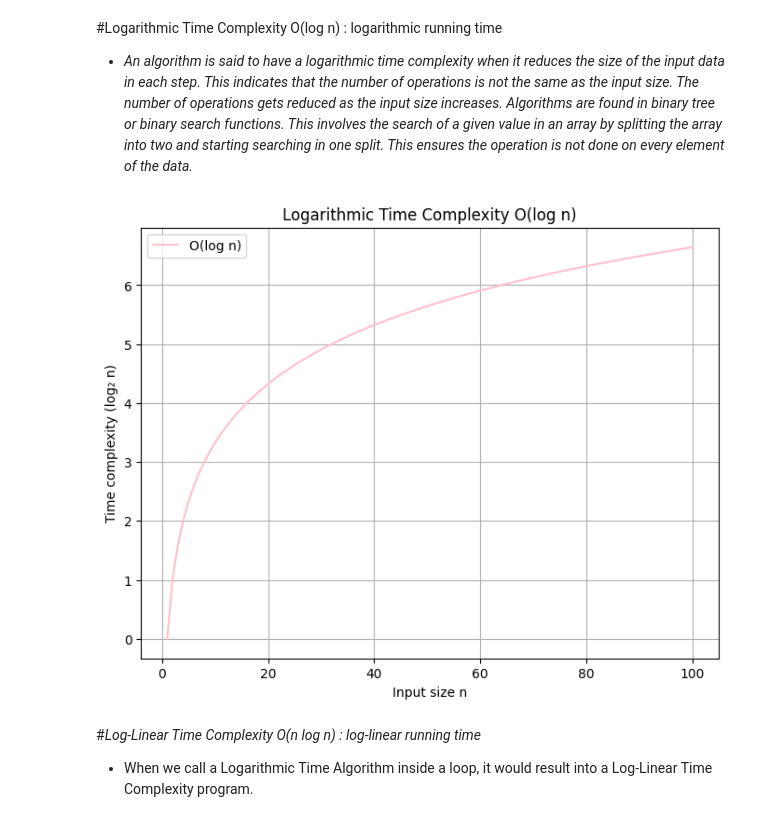
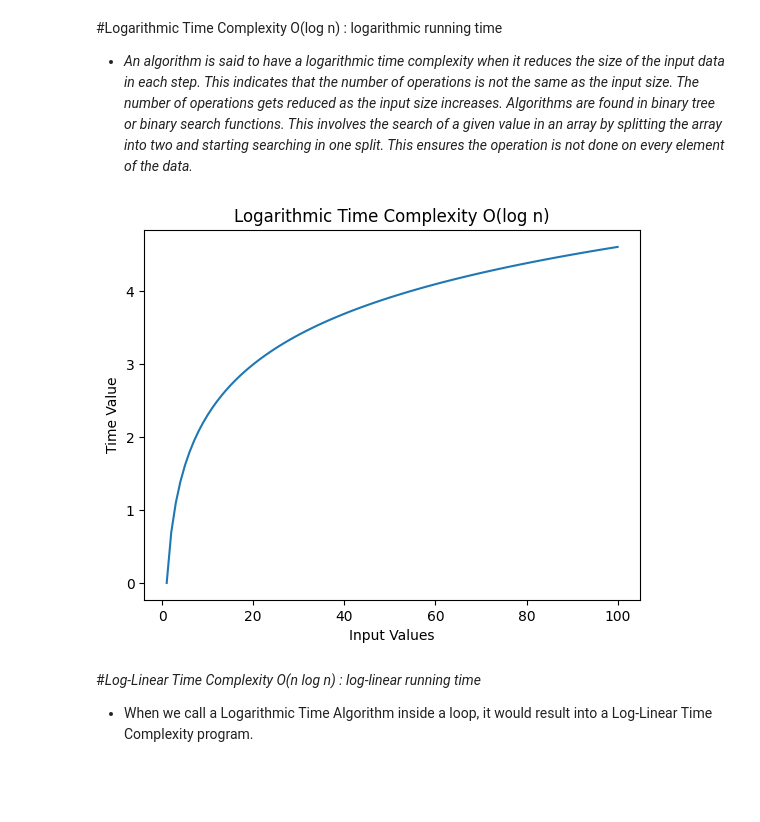
Before and after one commit to somya1singhal/APs-lab, a Jupyter notebook: Lab_3_Growth_of_function.ipynb, the cells around one changed output. Saved outputs shown, nothing was run; the diff lists cells and outputs as text; code cells hidden in the pictures; blank space fills up the shorter version.

```diff
--- a/Lab_3_Growth_of_function.ipynb
+++ b/Lab_3_Growth_of_function.ipynb
@@ -133,32 +121,34 @@ plt.show()
 - *An algorithm is said to have a logarithmic time complexity when it reduces the size of the input data in each step. This indicates that the number of operations is not the same as the input size. The number of operations gets reduced as the input size increases. Algorithms are found in binary tree or binary search functions. This involves the search of a given value in an array by splitting the array into two and starting searching in one split. This ensures the operation is not done on every element of the data.*
 # %%
 #Prob_4 Take Suitable example and write function that runs in logarithic time. plot graph as well similar to above example.
-import matplotlib.pyplot as plt
-import math
+import numpy as np
 
-import matplotlib.pyplot as plt
-import math
-def logarithmic_function(n):
-    count = 0
-    while n > 1:
-        n = n // 2
-        count += 1
-    return count
+def binarySearch(data, n, target):
+  low, high = 0, n-1
+  for i in range(n):
+    mid = int(low+(high-low)/2)
+    if data[mid]==target:
+      return True
+    if data[mid]>target:
+      low = mid+1
+    else:
+      high = mid-1
+  return False
 
-n_values = list(range(1, 101))
-log_time = [math.log2(n) for n in n_values]
+tValLogN = []
+for n in n_values:
+  d = list(range(1, n+1))
+  binarySearch(d, n, 0)
+  tValLogN.append(np.log(n))
 
-plt.figure(figsize=(8, 6))
-plt.plot(n_values, log_time, color="pink", label="O(log n)")
-
-plt.xlabel("Input size n")
-plt.ylabel("Time complexity (log₂ n)")
+plt.figure()
+plt.plot(n_values, tValLogN)
+plt.xlabel("Input Values")
+plt.ylabel("Time Value")
 plt.title("Logarithmic Time Complexity O(log n)")
-plt.legend()
-plt.grid(True)
 plt.show()
 # %% [output]
-[figure, old version]
+[figure, new version]
 # %% [markdown]
 #*Log-Linear Time Complexity O(n log n) : log-­linear running time*
 
```
Also changed, not shown: parts of 11 cells of this notebook.
